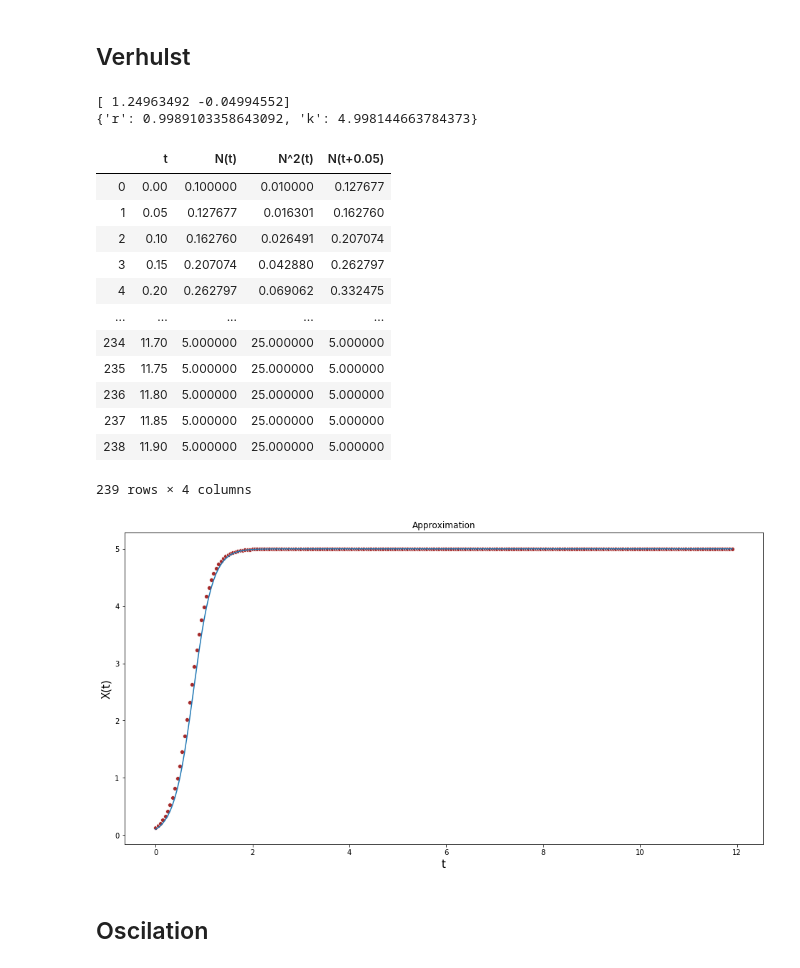
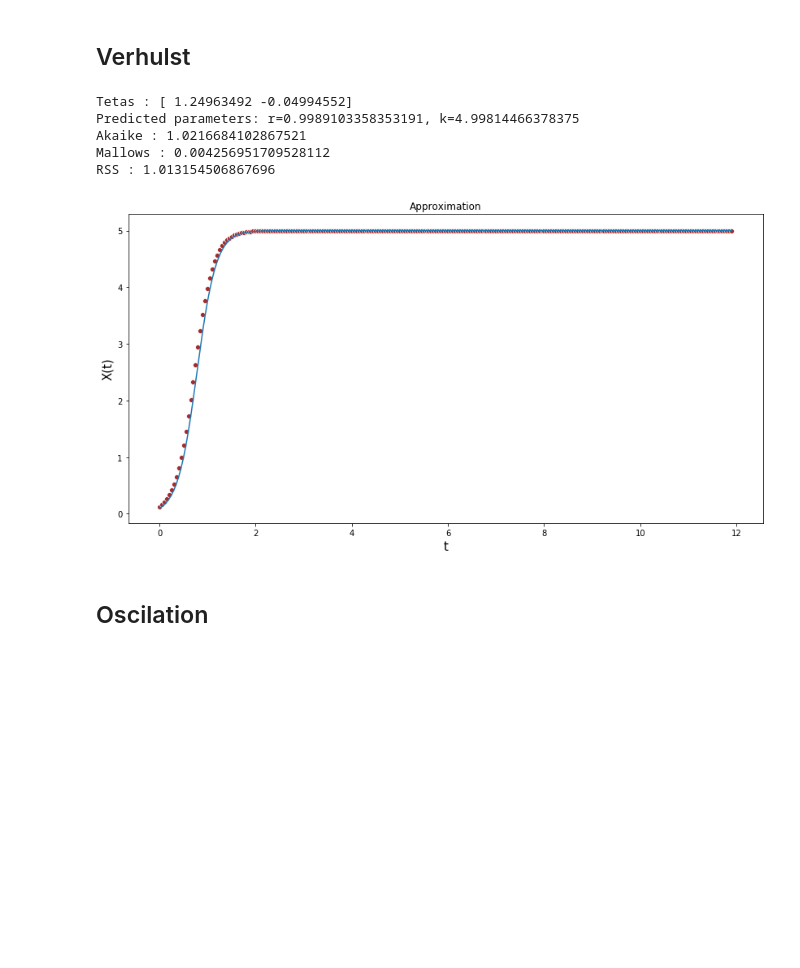
Before and after one commit to minmyk/Heavy_systems, a Jupyter notebook: Heavy_systems_lab2.ipynb, the cells around one changed output. Drawn from its saved outputs; the diff is of its cells as text; code cells hidden in the pictures; blank space fills up the shorter version.

```diff
--- a/Heavy_systems_lab2.ipynb
+++ b/Heavy_systems_lab2.ipynb
@@ -4,4 +4,4 @@ import pandas as pd
 import re
 from scipy.integrate import odeint
 import matplotlib.pyplot as plt
-plt.rcParams["figure.figsize"] = (16.,8.)
+plt.rcParams["figure.figsize"] = (14.,7.)
@@ -336,7 +355,7 @@ class Verhulst_Approximator:
                  verhulst_initial_condition,
                  noise=9,
                  step= 0.05,
-                 step_diff=10,
+                 step_diff=1,
                  t_begin=0,
                  t_end=10
                 ):
@@ -364,49 +383,37 @@ class Verhulst_Approximator:
     def run(self):
         solver = Approximator(self.data.to_numpy()[:, 1:])
         tetas = solver.get_tetas(2)
-        print(tetas)
-        #er.get_variance()
-        #mallows = solver.get_Mallows()
-        #akaike = solver.get_Akaike()
-        #print(variance, mallows, akaike)
+
 
         def findparams(theta1, theta2):
             r = - theta2 / self.step
             k = (1 - theta1) / theta2
             return {'r': r, 'k': k }
-
+        plt.figure(0)
         pred_params = findparams(tetas[0], tetas[1])
-        print(pred_params)
+        print('Tetas : {}'.format(tetas))
+        print('Predicted parameters: {}'.format(''.join(re.findall("[^}'{']", str(re.sub(': ', '=', str(pred_params)))))))
+        print('Akaike : {}'.format(solver.get_Akaike()))
+        print('Mallows : {}'.format(solver.get_Mallows()))
+        print('RSS : {}'.format(solver.get_variance()))
         model = Model(Verhulst, 'Verhulst')
         model.build(pred_params, self.verhulst_initial_condition, self.data['t'])
         model.plot(plot_y=False)
-        #plt.figure(1)
         sns.scatterplot(self.data['t'], self.data['N(t+{})'.format(self.step)], color='brown')
         plt.title('Approximation')
         plt.xlabel('t', fontsize=15)
         plt.ylabel('X(t)', fontsize=15)
-        #RMNK(self.data.to_numpy()[:,1:-1], self.data.to_numpy()[:,-1], printt=True, cr_df=True)[3]
 # %%
 ver = Verhulst_Approximator(verhulst_params, verhulst_initial_condition)
 ver.run()
-ver.data
+#ver.data
 # %% [output]
-[ 1.24963492 -0.04994552]
-{'r': 0.9989103358643092, 'k': 4.998144663784373}
+Tetas : [ 1.24963492 -0.04994552]
+Predicted parameters: r=0.9989103358353191, k=4.99814466378375
+Akaike : 1.0216684102867521
+Mallows : 0.004256951709528112
+RSS : 1.013154506867696
-|  | t | N(t) | N^2(t) | N(t+0.05) |
-| 0 | 0.00 | 0.100000 | 0.010000 | 0.127677 |
-| 1 | 0.05 | 0.127677 | 0.016301 | 0.162760 |
-| 2 | 0.10 | 0.162760 | 0.026491 | 0.207074 |
-| 3 | 0.15 | 0.207074 | 0.042880 | 0.262797 |
-| 4 | 0.20 | 0.262797 | 0.069062 | 0.332475 |
-| ... | ... | ... | ... | ... |
-| 234 | 11.70 | 5.000000 | 25.000000 | 5.000000 |
-| 235 | 11.75 | 5.000000 | 25.000000 | 5.000000 |
-| 236 | 11.80 | 5.000000 | 25.000000 | 5.000000 |
-| 237 | 11.85 | 5.000000 | 25.000000 | 5.000000 |
-| 238 | 11.90 | 5.000000 | 25.000000 | 5.000000 |
-239 rows × 4 columns
-[figure, old version]
+[figure, new version]
 # %% [markdown]
 ## Oscilation
 # %%
```
Also changed, not shown: parts of 18 cells of this notebook.
